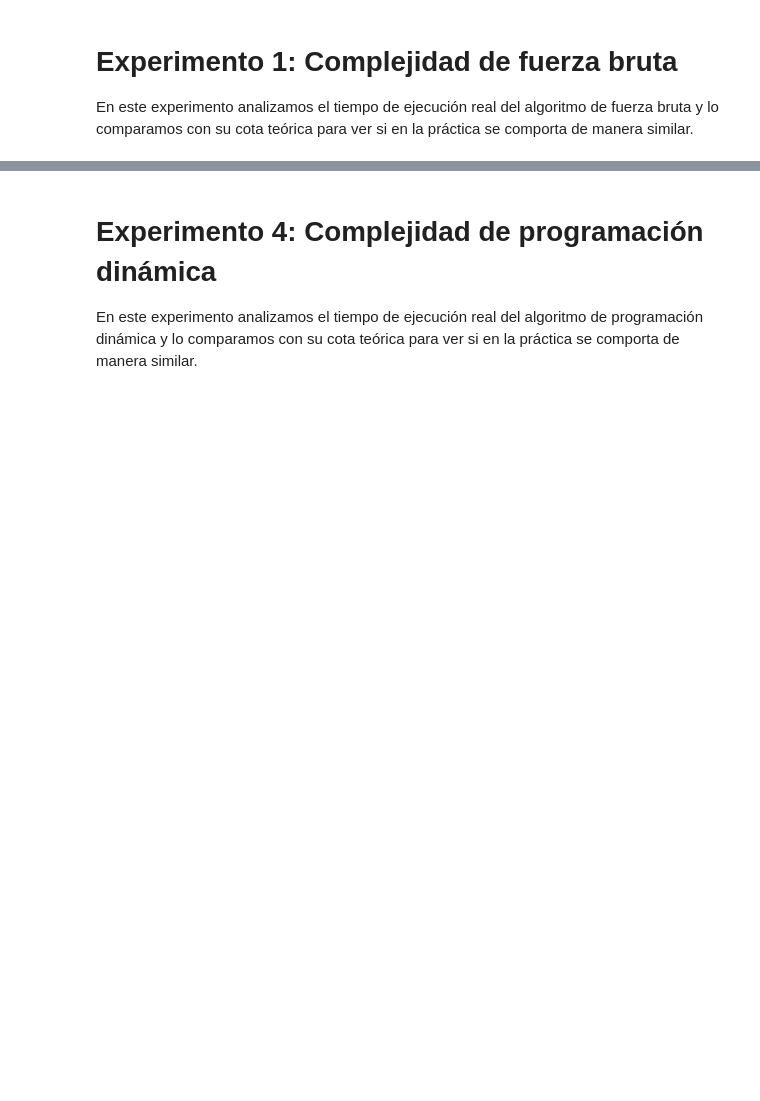
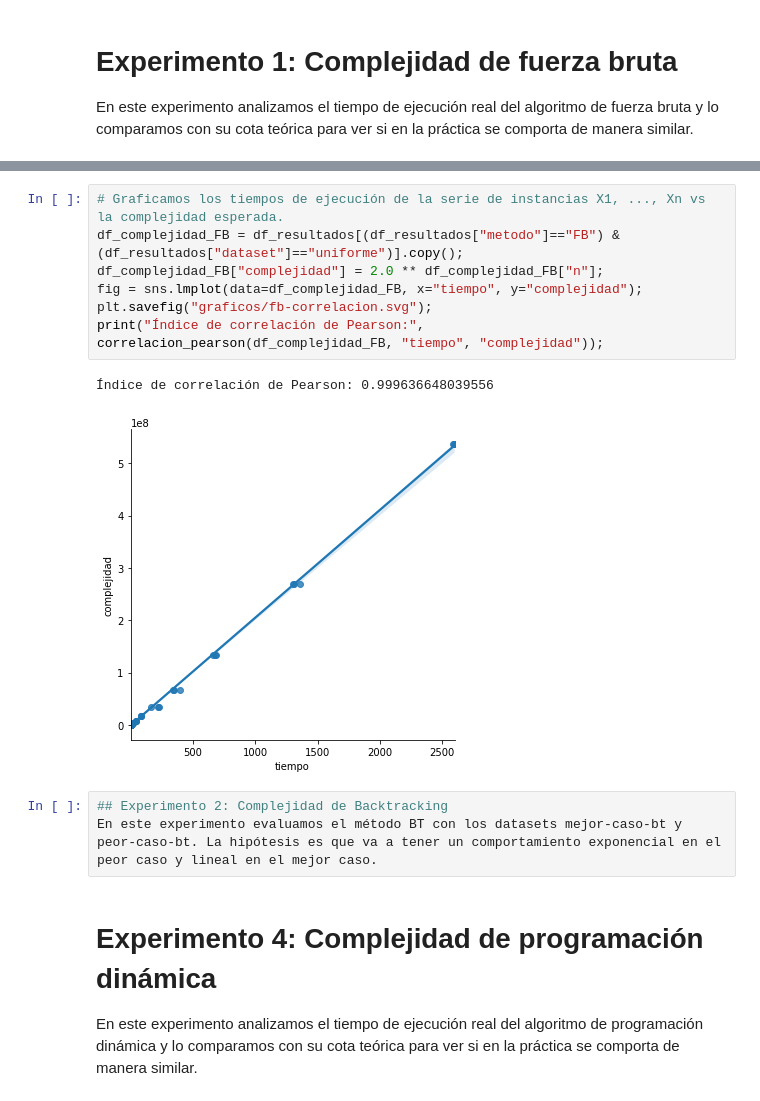
Before and after one commit to mybelgo/algo3tp1, a Jupyter notebook: testCases/generador/analisis.ipynb, the cells around one changed output, grey strips where cells are left out. Cells and saved outputs as stored; diff of their text form; blank space fills up the shorter version.

```diff
--- a/testCases/generador/analisis.ipynb
+++ b/testCases/generador/analisis.ipynb
@@ -30,3 +49,16 @@ plt.savefig("graficos/fb-densidades.svg");
+# %%
+# Graficamos los tiempos de ejecución de la serie de instancias X1, ..., Xn vs la complejidad esperada.
+df_complejidad_FB = df_resultados[(df_resultados["metodo"]=="FB") & (df_resultados["dataset"]=="uniforme")].copy();
+df_complejidad_FB["complejidad"] = 2.0 ** df_complejidad_FB["n"];
+fig = sns.lmplot(data=df_complejidad_FB, x="tiempo", y="complejidad");
+plt.savefig("graficos/fb-correlacion.svg");
+print("Índice de correlación de Pearson:", correlacion_pearson(df_complejidad_FB, "tiempo", "complejidad"));
+# %% [output]
+Índice de correlación de Pearson: 0.999636648039556
+[figure, added]
+# %%
+## Experimento 2: Complejidad de Backtracking
+En este experimento evaluamos el método BT con los datasets mejor-caso-bt y peor-caso-bt. La hipótesis es que va a tener un comportamiento exponencial en el peor caso y lineal en el mejor caso.
 # %% [markdown]
 # Experimento 4: Complejidad de programación dinámica
 En este experimento analizamos el tiempo de ejecución real del algoritmo de programación dinámica y lo comparamos con su cota teórica para ver si en la práctica se comporta de manera similar.
```
Also changed, not shown: parts of 4 cells of this notebook, 3 other files.
